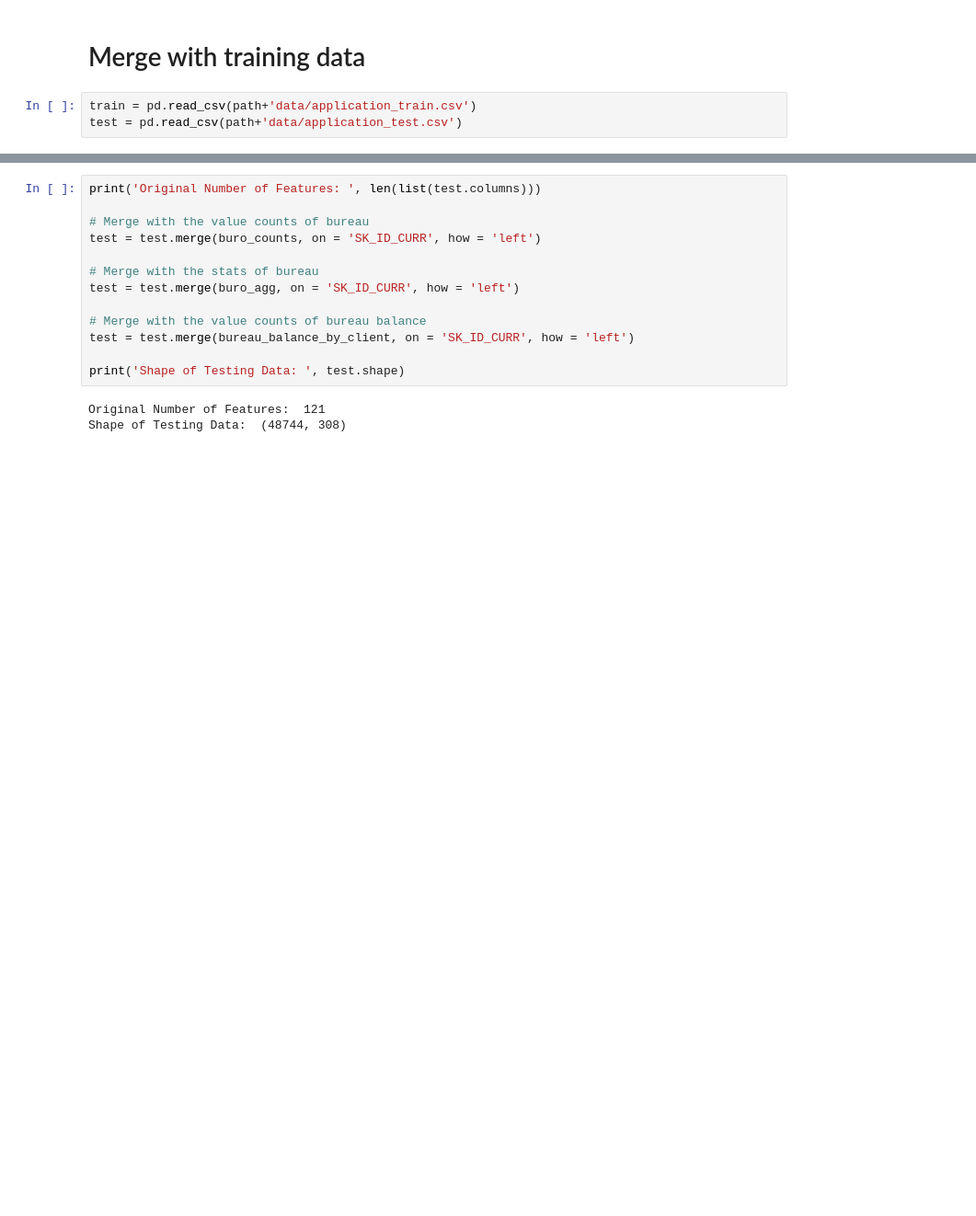
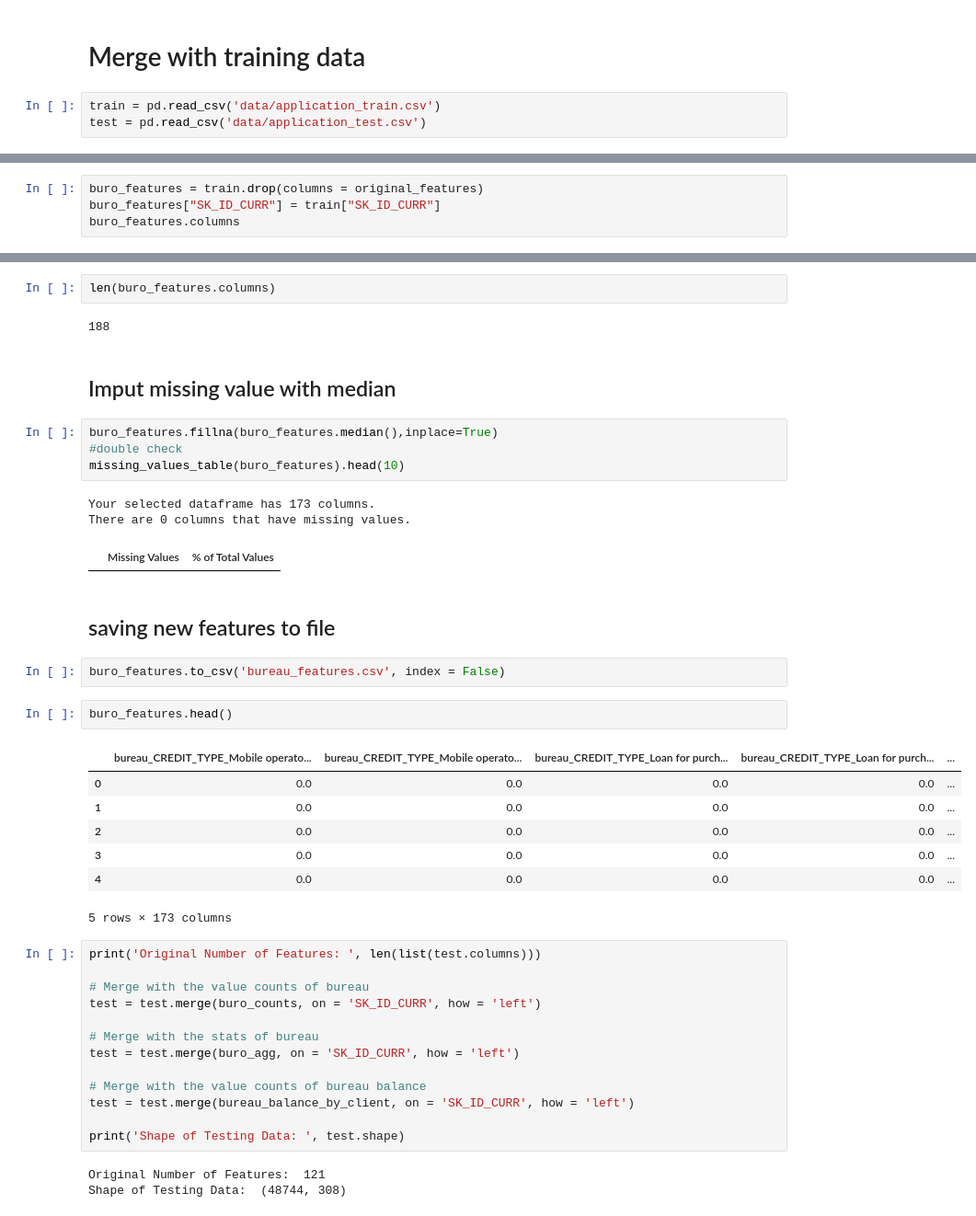
Before and after one commit to cy1355nz/DSGA3001-FinalProject, a Jupyter notebook: Carol/bureau_data_2.ipynb, the cells around one changed output, grey strips where cells are left out. Shown at 92% size. Cells and saved outputs as stored; diff of their text form; blank space fills up the shorter version.

```diff
--- a/Carol/bureau_data_2.ipynb
+++ b/Carol/bureau_data_2.ipynb
@@ -323,8 +388,8 @@ Length: 86, dtype: int64
 # %% [markdown]
 # Merge with training data
 # %%
-train = pd.read_csv(path+'data/application_train.csv')
-test = pd.read_csv(path+'data/application_test.csv')
+train = pd.read_csv('data/application_train.csv')
+test = pd.read_csv('data/application_test.csv')
 # %%
 original_features = list(train.columns)
 print('Original Number of Features: ', len(original_features))
@@ -345,0 +411,4 @@ Number of features using previous loans from other institutions data:  309
+# %%
+buro_features = train.drop(columns = original_features)
+buro_features["SK_ID_CURR"] = train["SK_ID_CURR"]
+buro_features.columns
@@ -346,3 +433,31 @@ Number of features using previous loans from other institutions data:  309
+# %%
+len(buro_features.columns)
+# %% [output]
+188
+# %% [markdown]
+## Imput missing value with median
+# %%
+buro_features.fillna(buro_features.median(),inplace=True)
+#double check
+missing_values_table(buro_features).head(10)
+# %% [output]
+Your selected dataframe has 173 columns.
+There are 0 columns that have missing values.
+|  | Missing Values | % of Total Values |
+# %% [markdown]
+## saving new features to file
+# %%
+buro_features.to_csv('bureau_features.csv', index = False)
+# %%
+buro_features.head()
+# %% [output]
+|  | bureau_CREDIT_TYPE_Mobile operato... | bureau_CREDIT_TYPE_Mobile operato... | bureau_CREDIT_TYPE_Loan for purch... | bureau_CREDIT_TYPE_Loan for purch... | ... |
+| 0 | 0.0 | 0.0 | 0.0 | 0.0 | ... |
+| 1 | 0.0 | 0.0 | 0.0 | 0.0 | ... |
+| 2 | 0.0 | 0.0 | 0.0 | 0.0 | ... |
+| 3 | 0.0 | 0.0 | 0.0 | 0.0 | ... |
+| 4 | 0.0 | 0.0 | 0.0 | 0.0 | ... |
+5 rows × 173 columns
 # %%
 print('Original Number of Features: ', len(list(test.columns)))
 
```
Also changed, not shown: parts of 19 cells of this notebook.
